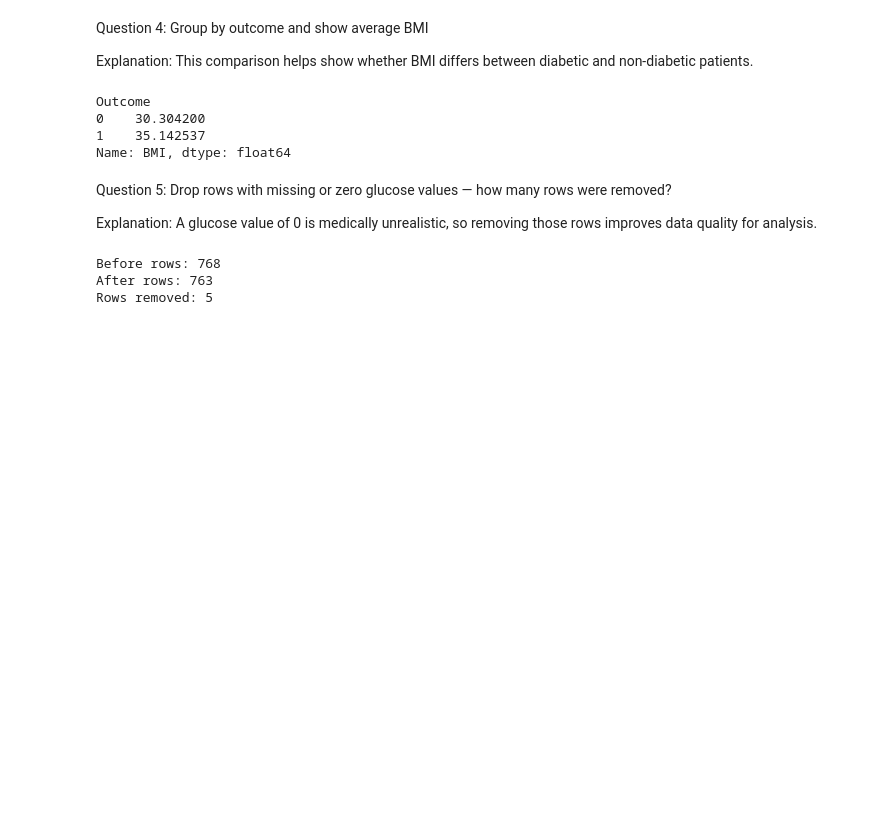
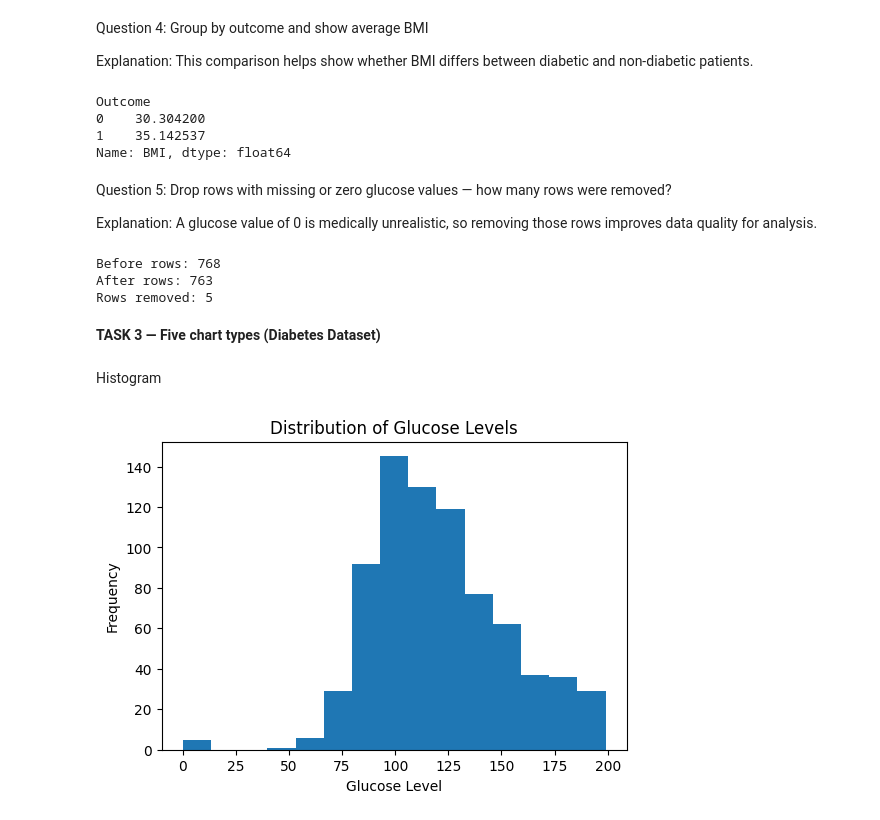
Before and after one commit to johnsparz/ai-bootcamp-portfolio, a Jupyter notebook: wk1_project.ipynb, the cells around one changed output. Cells and saved outputs as stored; diff of their text form; code cells hidden in the pictures; blank space fills up the shorter version.

```diff
--- a/wk1_project.ipynb
+++ b/wk1_project.ipynb
@@ -135,3 +151,19 @@ print("Rows removed:", rows_removed)
 Before rows: 768
 After rows: 763
 Rows removed: 5
+# %% [markdown]
+**TASK 3 — Five chart types (Diabetes Dataset)**
+# %% [markdown]
+Histogram
+# %%
+plt.figure(figsize=(6,4))
+
+plt.hist(df["Glucose"], bins=15)
+
+plt.title("Distribution of Glucose Levels")
+plt.xlabel("Glucose Level")
+plt.ylabel("Frequency")
+
+plt.show()
+# %% [output]
+[figure, added]
```
Also changed, not shown: parts of 9 cells of this notebook.
